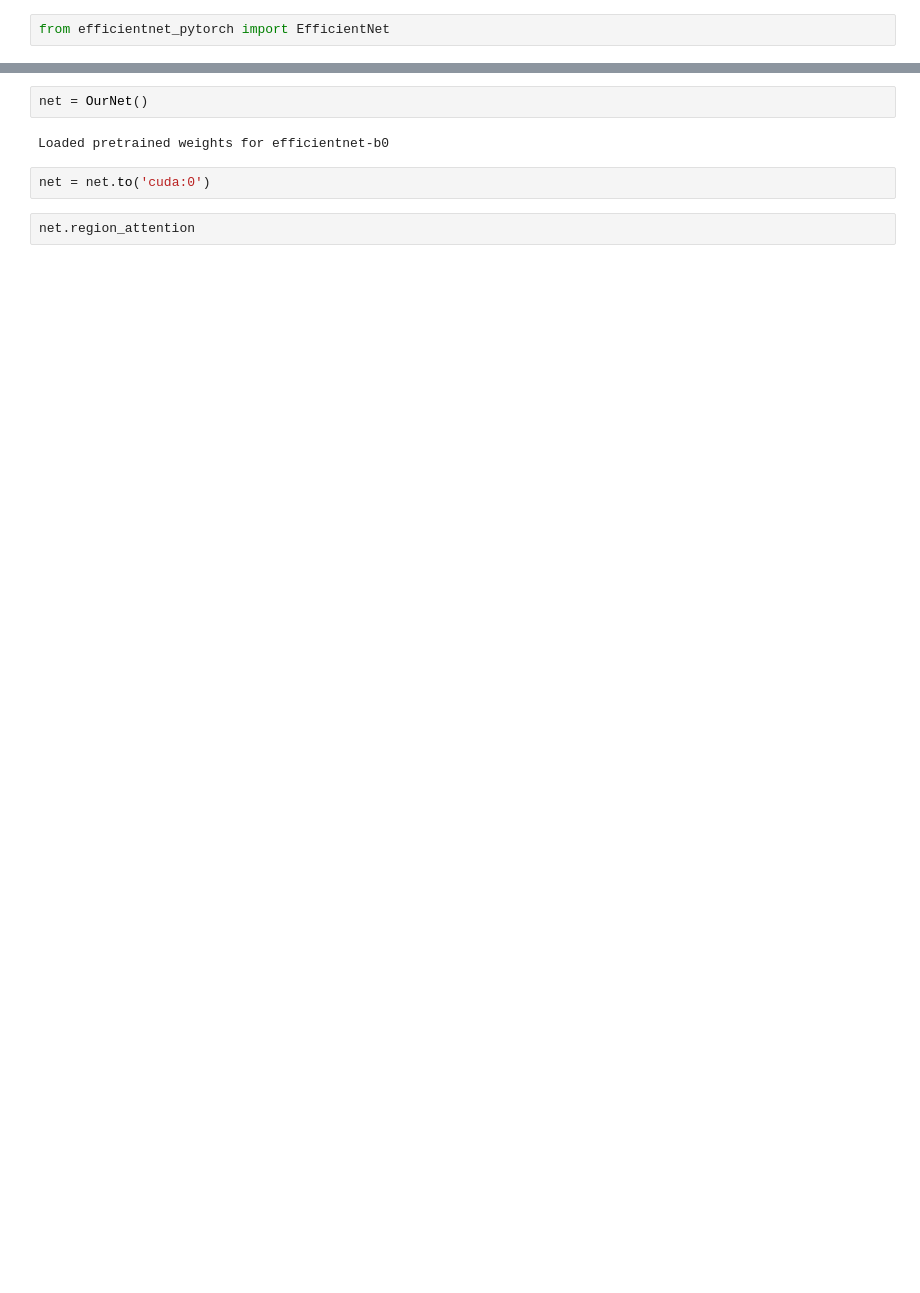
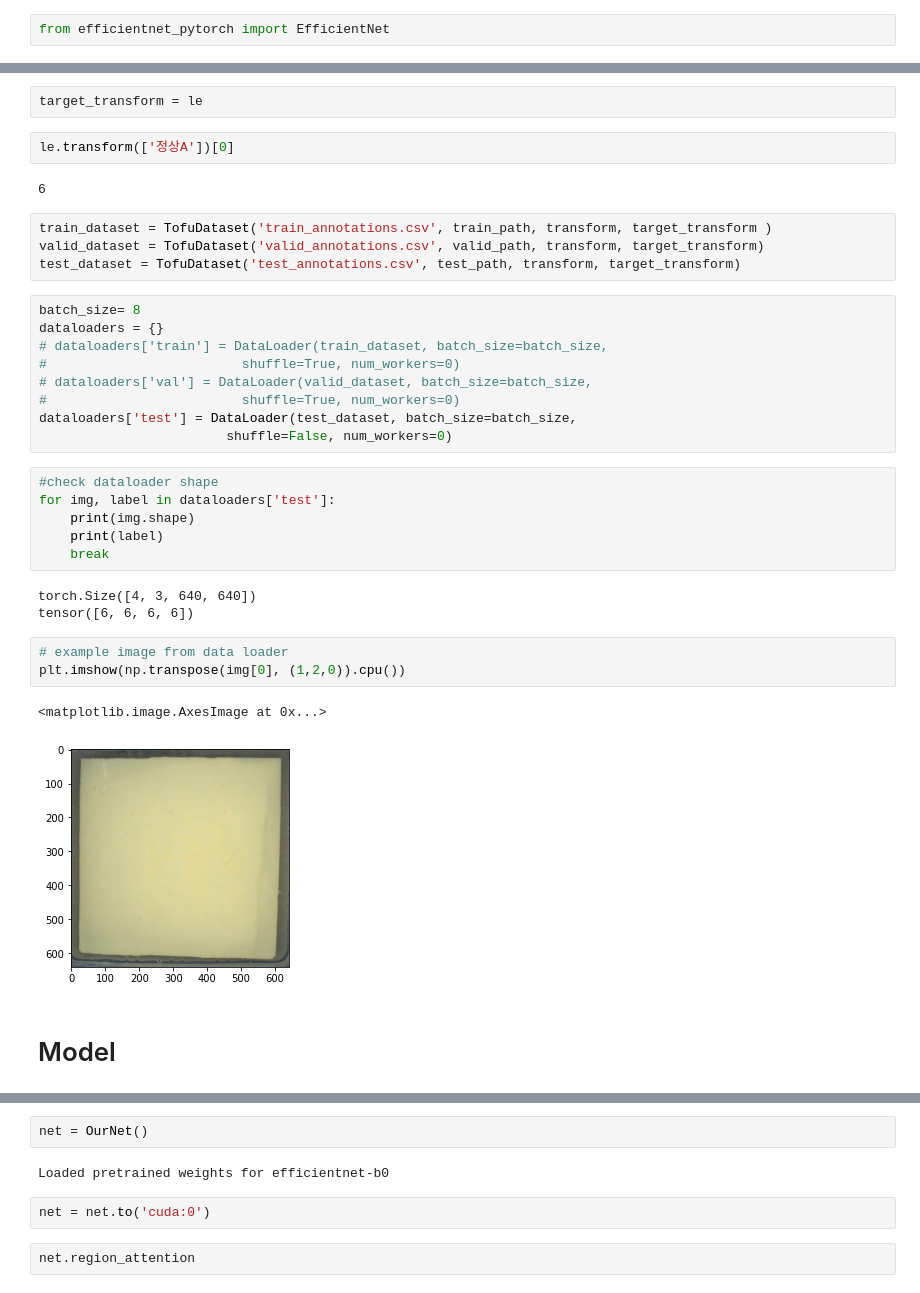
Before and after one commit to yeong95/TOFU_regional-attention-, a Jupyter notebook: result_정리_efficientnet (1).ipynb, the cells around one changed output, grey strips where cells are left out. Saved outputs shown, nothing was run; the diff lists cells and outputs as text; blank space fills up the shorter version.

```diff
--- a/result_정리_efficientnet (1).ipynb
+++ b/result_정리_efficientnet (1).ipynb
@@ -106,3 +133,39 @@ class ContextAwareRegionalAttentionNetwork(nn.Module):
+# %%
+target_transform = le
+# %%
+le.transform(['정상A'])[0]
+# %% [output]
+6
+# %%
+train_dataset = TofuDataset('train_annotations.csv', train_path, transform, target_transform )
+valid_dataset = TofuDataset('valid_annotations.csv', valid_path, transform, target_transform)
+test_dataset = TofuDataset('test_annotations.csv', test_path, transform, target_transform)
+# %%
+batch_size= 8
+dataloaders = {}
+# dataloaders['train'] = DataLoader(train_dataset, batch_size=batch_size,
+#                         shuffle=True, num_workers=0)
+# dataloaders['val'] = DataLoader(valid_dataset, batch_size=batch_size,
+#                         shuffle=True, num_workers=0)
+dataloaders['test'] = DataLoader(test_dataset, batch_size=batch_size,
+                        shuffle=False, num_workers=0)
+# %%
+#check dataloader shape
+for img, label in dataloaders['test']:
+    print(img.shape)
+    print(label)
+    break
+# %% [output]
+torch.Size([4, 3, 640, 640])
+tensor([6, 6, 6, 6])
+# %%
+# example image from data loader
+plt.imshow(np.transpose(img[0], (1,2,0)).cpu())
+# %% [output]
+<matplotlib.image.AxesImage at 0x...>
+[figure, added]
+# %% [markdown]
+# Model
 # %%
 class OurNet(nn.Module):
     def __init__(self):
```
Also changed, not shown: parts of 46 cells of this notebook, 9 other files.
